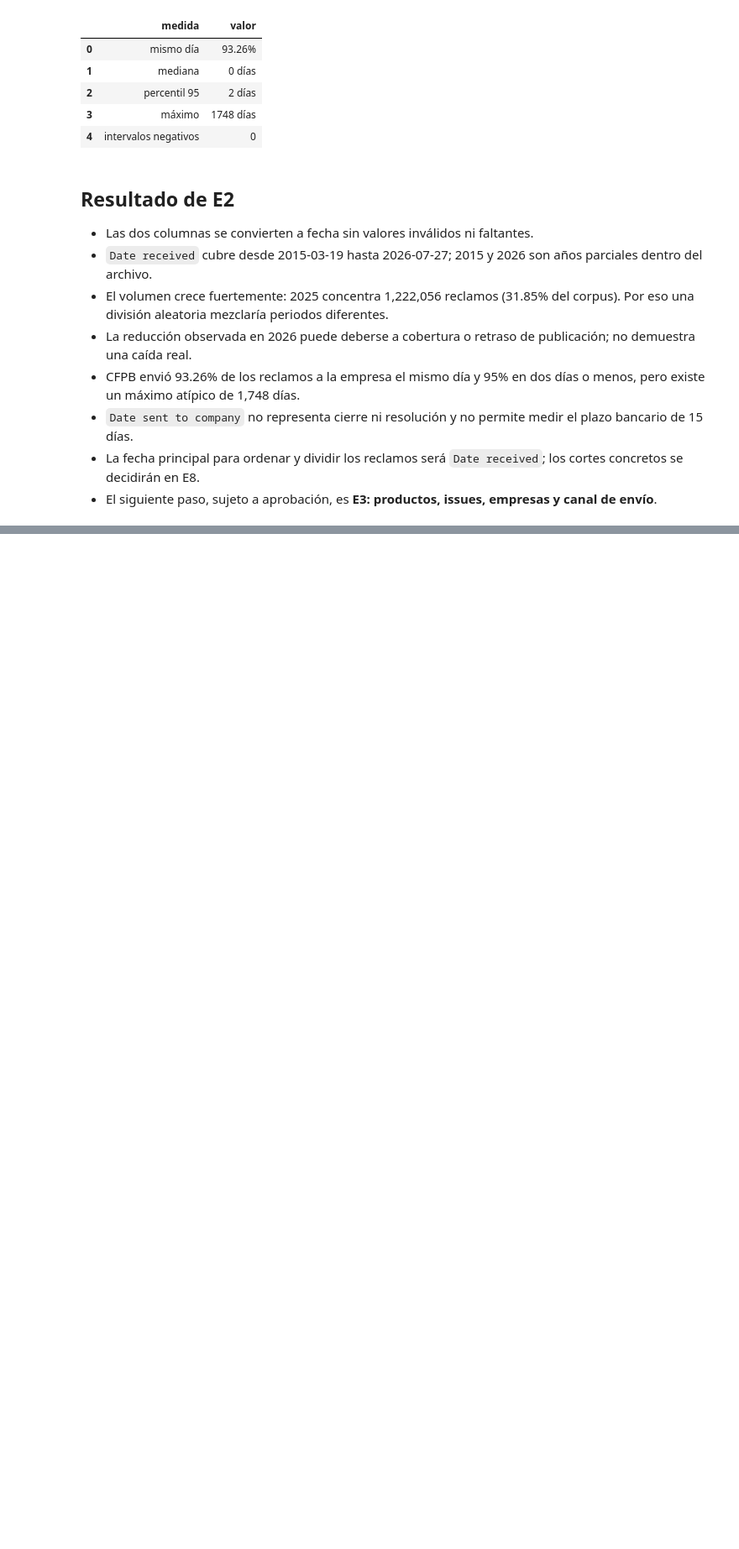
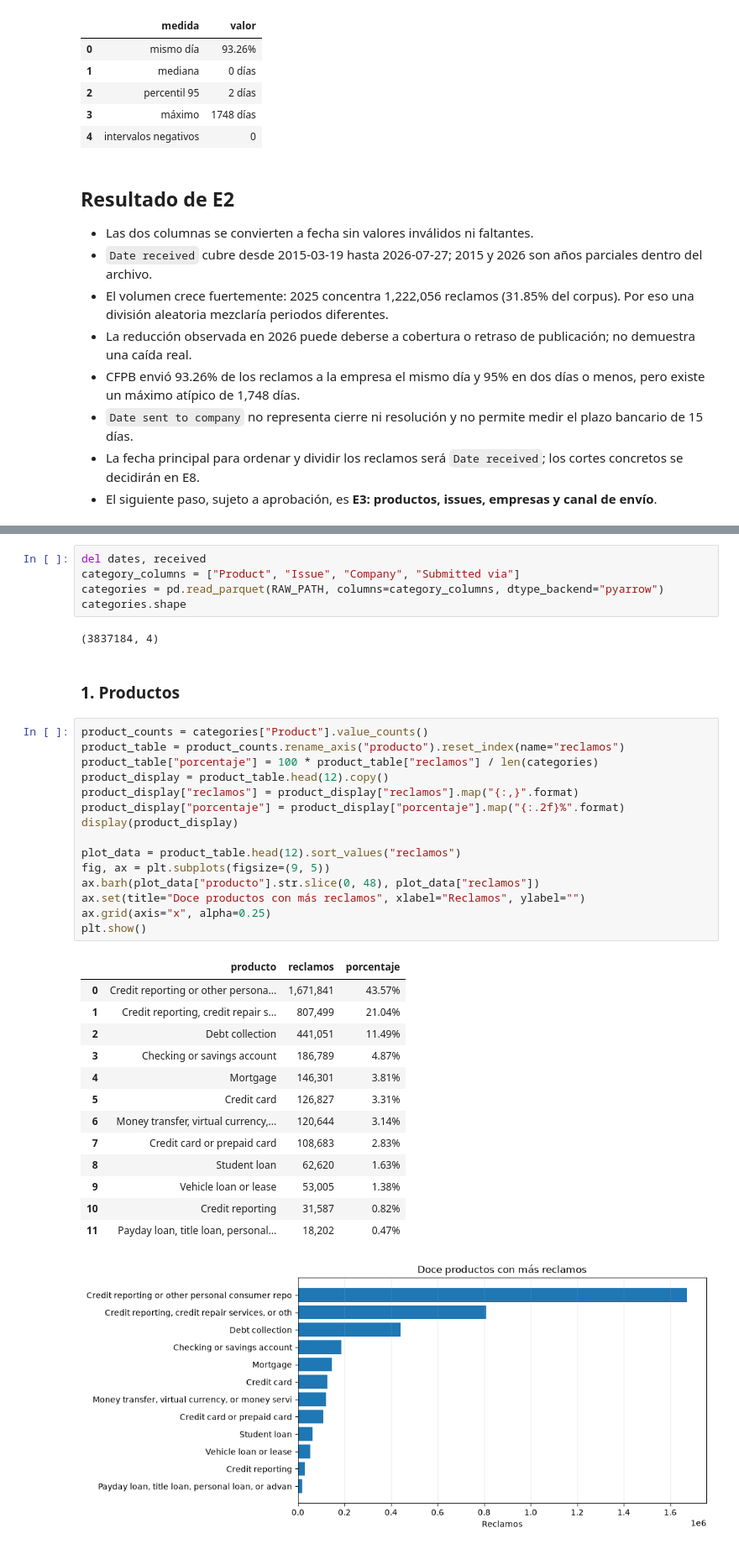
Before and after one commit to Codenid/capstone-claims-triage, a Jupyter notebook: notebooks/01_eda.ipynb, the cells around one changed output, grey strips where cells are left out. Shown at 84% size. Saved outputs shown, nothing was run; the diff lists cells and outputs as text; blank space fills up the shorter version.

Commit message:
Restore E3 category analysis

```diff
--- a/notebooks/01_eda.ipynb
+++ b/notebooks/01_eda.ipynb
@@ -428,0 +435,39 @@ display(forwarding_summary)
+# %%
+del dates, received
+category_columns = ["Product", "Issue", "Company", "Submitted via"]
+categories = pd.read_parquet(RAW_PATH, columns=category_columns, dtype_backend="pyarrow")
+categories.shape
+# %% [output]
+(3837184, 4)
+# %% [markdown]
+### 1. Productos
+# %%
+product_counts = categories["Product"].value_counts()
+product_table = product_counts.rename_axis("producto").reset_index(name="reclamos")
+product_table["porcentaje"] = 100 * product_table["reclamos"] / len(categories)
+product_display = product_table.head(12).copy()
+product_display["reclamos"] = product_display["reclamos"].map("{:,}".format)
+product_display["porcentaje"] = product_display["porcentaje"].map("{:.2f}%".format)
+display(product_display)
+
+plot_data = product_table.head(12).sort_values("reclamos")
+fig, ax = plt.subplots(figsize=(9, 5))
+ax.barh(plot_data["producto"].str.slice(0, 48), plot_data["reclamos"])
+ax.set(title="Doce productos con más reclamos", xlabel="Reclamos", ylabel="")
+ax.grid(axis="x", alpha=0.25)
+plt.show()
+# %% [output]
+|  | producto | reclamos | porcentaje |
+| 0 | Credit reporting or other persona... | 1,671,841 | 43.57% |
+| 1 | Credit reporting, credit repair s... | 807,499 | 21.04% |
+| 2 | Debt collection | 441,051 | 11.49% |
+| 3 | Checking or savings account | 186,789 | 4.87% |
+| 4 | Mortgage | 146,301 | 3.81% |
+| 5 | Credit card | 126,827 | 3.31% |
+| 6 | Money transfer, virtual currency,... | 120,644 | 3.14% |
+| 7 | Credit card or prepaid card | 108,683 | 2.83% |
+| 8 | Student loan | 62,620 | 1.63% |
+| 9 | Vehicle loan or lease | 53,005 | 1.38% |
+| 10 | Credit reporting | 31,587 | 0.82% |
+| 11 | Payday loan, title loan, personal... | 18,202 | 0.47% |
+[figure, added]
```
Also changed, not shown: parts of 10 cells of this notebook.
